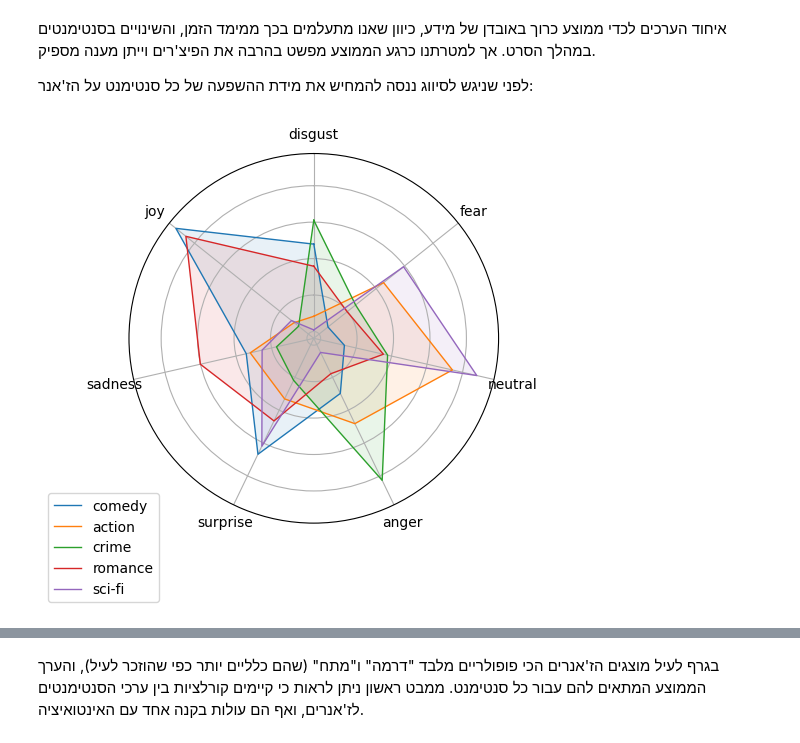
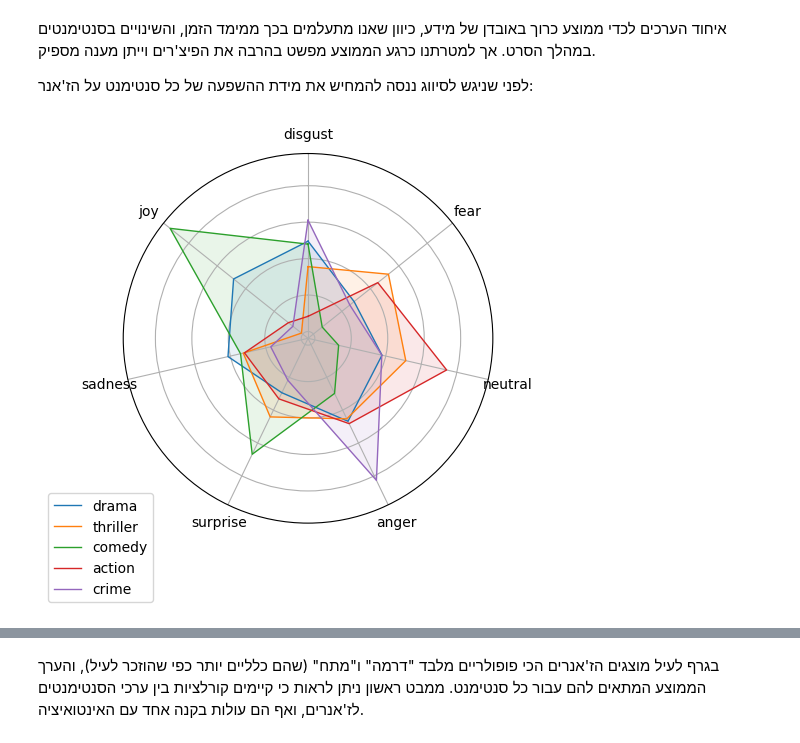
Before and after one commit to eitamyo/ou-workshop-project, a Jupyter notebook: emotional-genre-classification.ipynb, the cells around one changed output, grey strips where cells are left out. Cells and saved outputs as stored; diff of their text form; code cells hidden in the pictures.

```diff
--- a/emotional-genre-classification.ipynb
+++ b/emotional-genre-classification.ipynb
@@ -511,29 +511,29 @@ normalized = (movie_avg_emots-movie_avg_emots.mean())/movie_avg_emots.std()
 # %%
 from math import pi
 
 avg_emots_genres = normalized.join(meta[['genre_list']], on="movie_id", how="inner")
 genre_avgs = avg_emots_genres.explode('genre_list').groupby('genre_list').agg(np.average)
 
 def show_spider(data: pd.DataFrame, label_col: str = None):
     categories = (data.drop(label_col, axis=1) if label_col else data).columns.to_list()
     N = len(categories)
     angles = [n / float(N) * 2 * pi for n in range(N)]
     angles += angles[:1]
     ax = plt.subplot(1, 1, 1, polar=True)
     ax.set_theta_offset(pi / 2)
     ax.set_theta_direction(-1)
     plt.xticks(angles[:-1], categories)
     ax.axes.get_yaxis().set_ticklabels([])
     for id, v in data.iterrows():
         values = (v.drop(label_col) if label_col else v).values.tolist()
         values += values[:1]
         label = str(v[label_col]) if label_col else id
         ax.plot(angles, values, linewidth=1, linestyle='solid', label=label)
         ax.fill(angles, values, alpha=0.1)
     if len(data) > 1:
         plt.legend(loc='upper right', bbox_to_anchor=(0.1, 0.1))
     plt.show()
 
-show_spider(genre_avgs.loc[genre_counts.nlargest(7).index[2:]])
+show_spider(genre_avgs.loc[genre_counts.nlargest(5).index[0:]])
 # %% [output]
-[figure, old version]
+[figure, new version]
```
Also changed, not shown: parts of 18 cells of this notebook.
